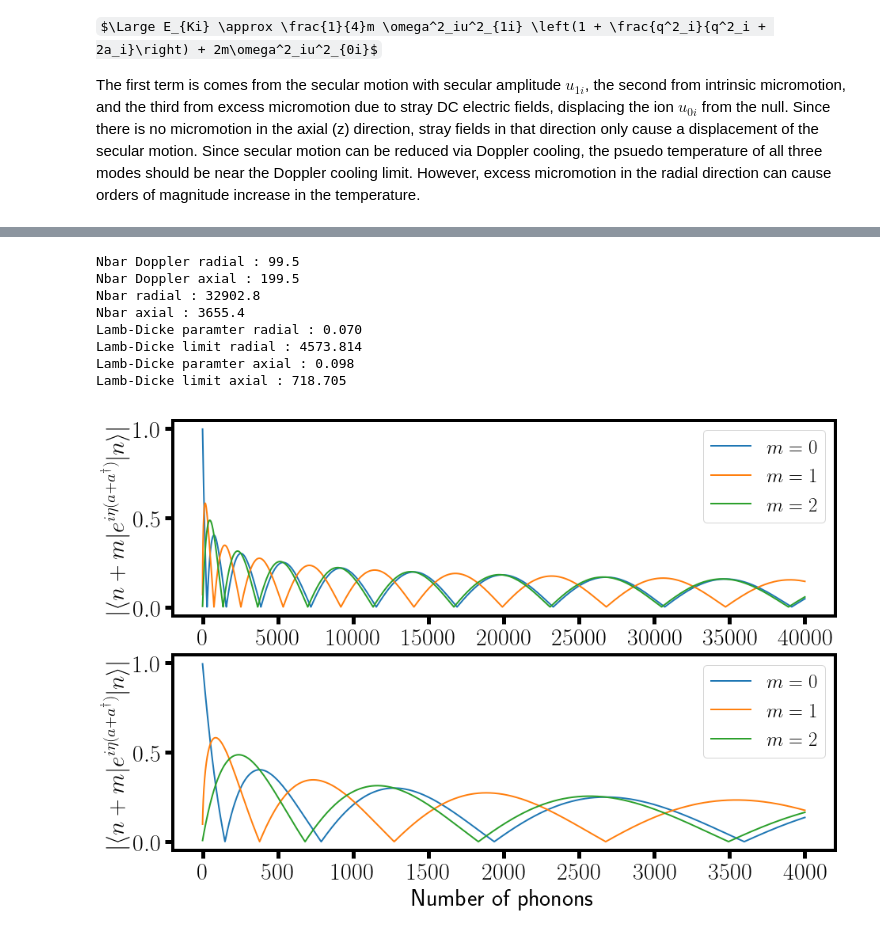
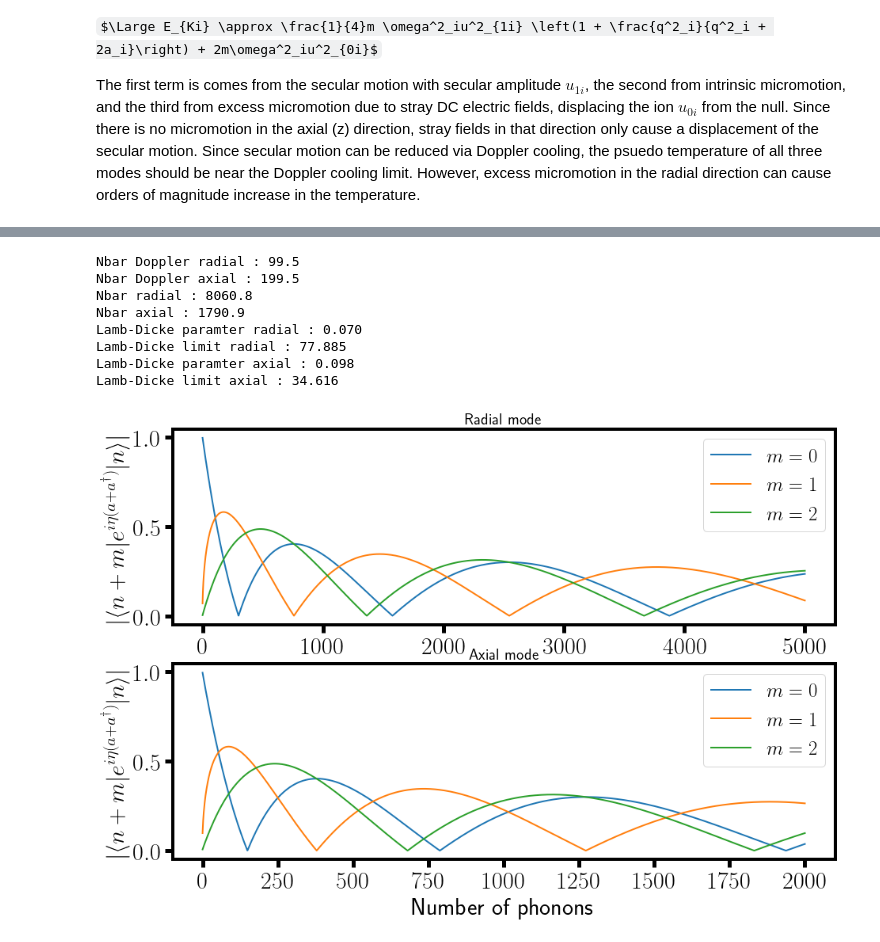
Before and after one commit to barium-project/python-notebooks, a Jupyter notebook: motional_sidebands.ipynb, the cells around one changed output, grey strips where cells are left out. Saved outputs shown, nothing was run; the diff lists cells and outputs as text; code cells hidden in the pictures; some formulas as TeX source.

```diff
--- a/motional_sidebands.ipynb
+++ b/motional_sidebands.ipynb
@@ -19,8 +19,8 @@ omega_r = 2*np.pi*100e3
 omega_z = omega_r/3.
 kb = 1.38e-23
 m = 133*1.66e-27
-r = np.linspace(0,5.e-6,1000)
-T_r = 2*m*r**2*omega_r**2/kb
+r = np.linspace(0,3.5e-6,1000)
+T_r = m*r**2*omega_r**2/kb/2
 T_z = m*r**2*omega_z**2/kb/2
 gamma_493 = 2*np.pi*20e6
 T_D = hbar*gamma_493/2/kb
@@ -116,12 +116,12 @@ eta_r = k*np.sqrt(hbar/2/m/omega_r)
 eta_z = k*np.sqrt(hbar/2/m/omega_z)
 
 print r'Lamb-Dicke paramter radial :', '{:.3f}'.format(eta_r)
-print r'Lamb-Dicke limit radial :', '{:.3f}'.format(eta_r*(2*nbar_r+1))
+print r'Lamb-Dicke limit radial :', '{:.3f}'.format(eta_r**2*(2*nbar_r+1))
 
 print r'Lamb-Dicke paramter axial :', '{:.3f}'.format(eta_z)
-print r'Lamb-Dicke limit axial :', '{:.3f}'.format(eta_z*(2*nbar_z+1))
+print r'Lamb-Dicke limit axial :', '{:.3f}'.format(eta_z**2*(2*nbar_z+1))
 
-n = np.linspace(0,40000,40001)
+n = np.linspace(0,5000,5001)
 m = 0
 omega_rabi_c = np.exp(-1.*(eta_r**2)/2)*eta_r**m*lag(eta_r**2, n, m)
 
@@ -138,37 +138,38 @@ plot(n,abs(omega_rabi_ss), linewidth = 2, label = r'$m = 2$')
 tick_params(labelsize = 30)
 tick_params(width=5, length=10)
 xlabel('Number of phonons', fontsize = 30)
 ylabel(r'$\vert\langle n + m\vert e^{i\eta(a+a^\dagger)}\vert n\rangle\vert$', fontsize = 30)
+title('Radial mode', fontsize = 20)
 legend(fontsize = 25)
 
-n = np.linspace(0,4000,4001)
+n = np.linspace(0,2000,2001)
 m = 0
 omega_rabi_c = np.exp(-1.*(eta_z**2)/2)*eta_z**m*lag(eta_z**2, n, m)
 
 m = 1.0
 omega_rabi_fs = np.exp(-1.*(eta_z**2)/2)*eta_z**m*lag(eta_z**2, n, m)/np.sqrt(n+m)
 
 m = 2.
 omega_rabi_ss = np.exp(-1.*(eta_z**2)/2)*eta_z**m*lag(eta_z**2, n, m)/np.sqrt((n+1)*(n+2))
 
 subplot(2,1,2)
 plot(n,abs(omega_rabi_c), linewidth = 2, label = r'$m = 0$')
 plot(n,abs(omega_rabi_fs), linewidth = 2, label = r'$m = 1$')
 plot(n,abs(omega_rabi_ss), linewidth = 2, label = r'$m = 2$')
 tick_params(labelsize = 30)
 tick_params(width=5, length=10)
 xlabel('Number of phonons', fontsize = 30)
 ylabel(r'$\vert\langle n + m\vert e^{i\eta(a+a^\dagger)}\vert n\rangle\vert$', fontsize = 30)
 legend(fontsize = 25)
-
+title('Axial mode', fontsize = 20)
 show()
 # %% [output]
 Nbar Doppler radial : 99.5
 Nbar Doppler axial : 199.5
-Nbar radial : 32902.8
-Nbar axial : 3655.4
+Nbar radial : 8060.8
+Nbar axial : 1790.9
 Lamb-Dicke paramter radial : 0.070
-Lamb-Dicke limit radial : 4573.814
+Lamb-Dicke limit radial : 77.885
 Lamb-Dicke paramter axial : 0.098
-Lamb-Dicke limit axial : 718.705
+Lamb-Dicke limit axial : 34.616
-[figure, old version]
+[figure, new version]
```
Also changed, not shown: parts of 4 cells of this notebook.
